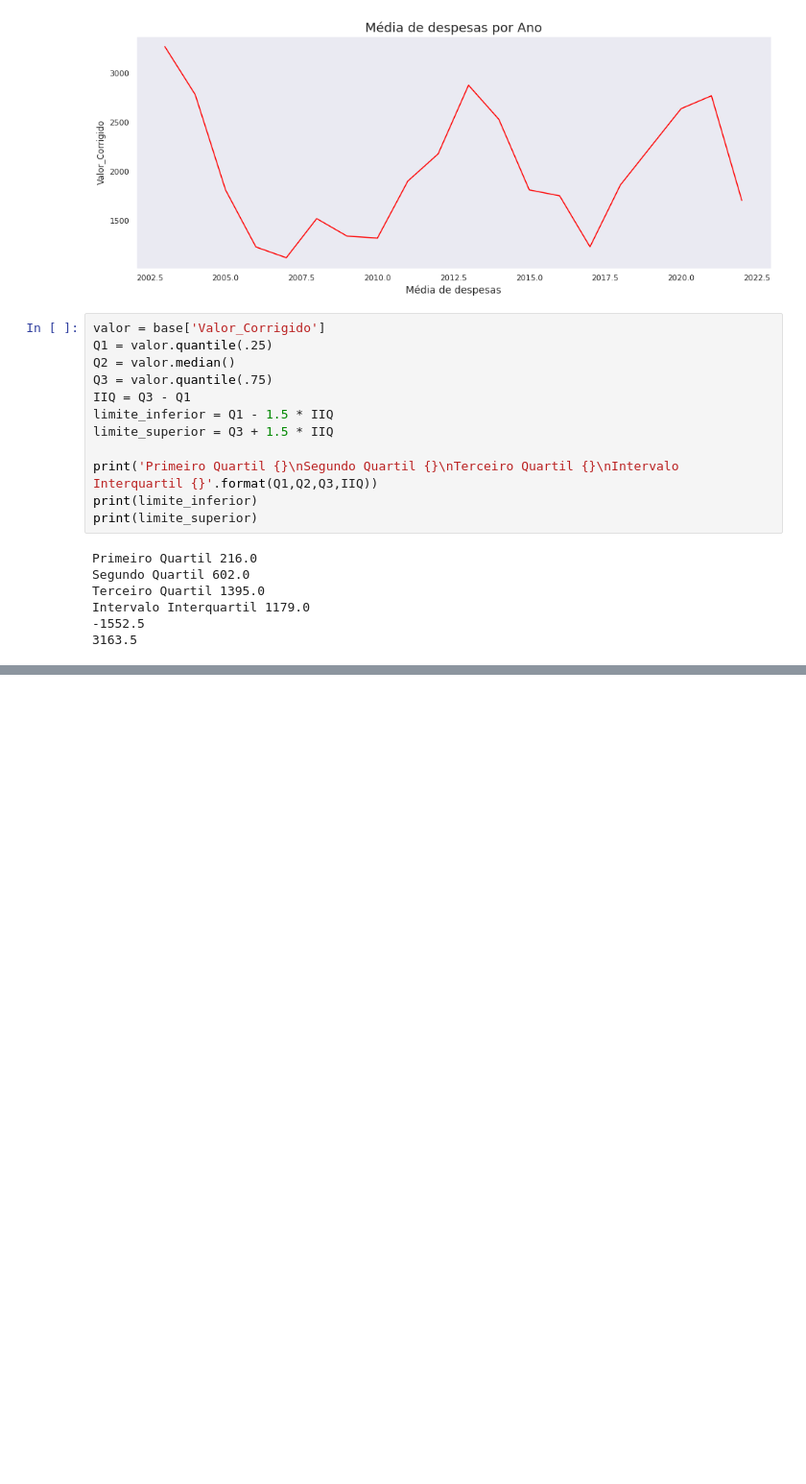
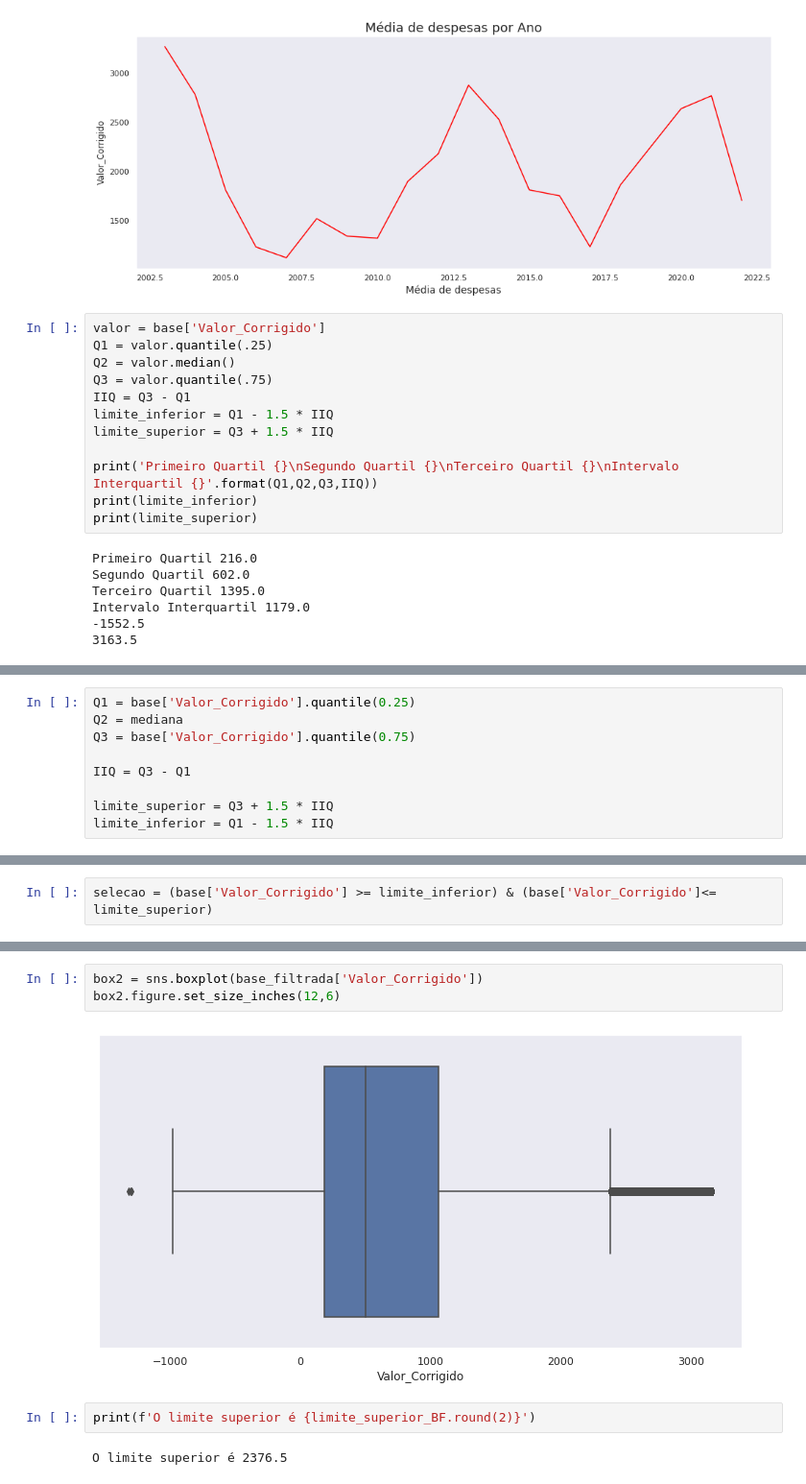
Before and after one commit to DatadevWil/Estudo, a Jupyter notebook: Estudo_Python_Análise_descritiva.ipynb, the cells around one changed output, grey strips where cells are left out. Shown at 96% size. Drawn from its saved outputs; the diff is of its cells as text; blank space fills up the shorter version.

```diff
--- a/Estudo_Python_Análise_descritiva.ipynb
+++ b/Estudo_Python_Análise_descritiva.ipynb
@@ -459,0 +519,9 @@ ax
+# %%
+Q1 = base['Valor_Corrigido'].quantile(0.25)
+Q2 = mediana
+Q3 = base['Valor_Corrigido'].quantile(0.75)
+
+IIQ = Q3 - Q1
+
+limite_superior = Q3 + 1.5 * IIQ
+limite_inferior = Q1 - 1.5 * IIQ
@@ -459,0 +550,2 @@ ax
+# %%
+selecao = (base['Valor_Corrigido'] >= limite_inferior) & (base['Valor_Corrigido']<= limite_superior)
@@ -459,0 +566,9 @@ ax
+# %%
+box2 = sns.boxplot(base_filtrada['Valor_Corrigido'])
+box2.figure.set_size_inches(12,6)
+# %% [output]
+[figure, added]
+# %%
+print(f'O limite superior é {limite_superior_BF.round(2)}')
+# %% [output]
+O limite superior é 2376.5
```
Also changed, not shown: parts of 29 cells of this notebook.
